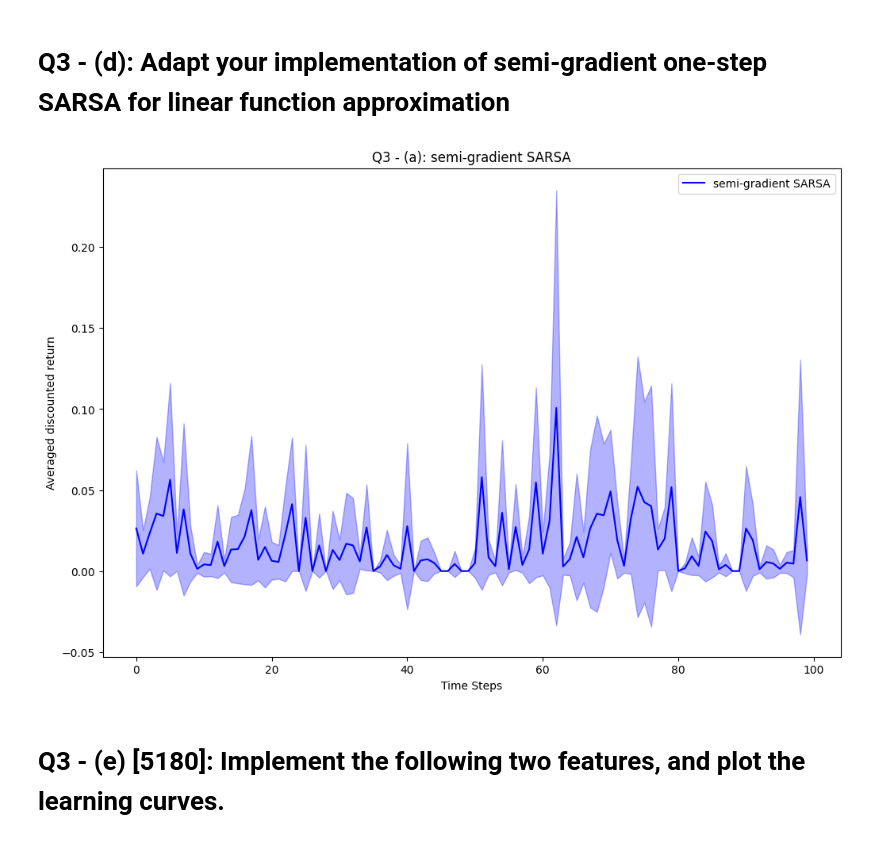
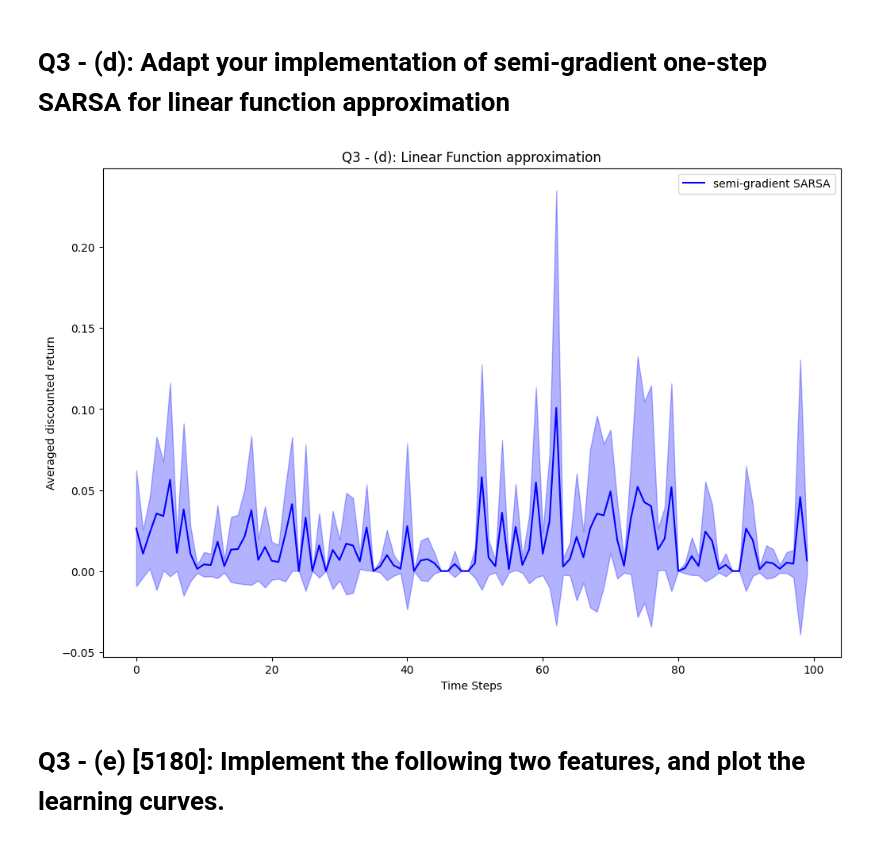
Before and after one commit to arjunjyothieswarb/CS5180, a Jupyter notebook: Assignment7/ex7_24fall.ipynb, the cells around one changed output. Drawn from its saved outputs; the diff is of its cells as text; code cells hidden in the pictures.

```diff
--- a/Assignment7/ex7_24fall.ipynb
+++ b/Assignment7/ex7_24fall.ipynb
@@ -798,35 +798,35 @@ if __name__ == "__main__":
     random.seed(1234)
 
     # set hyper-parameters
     params = {
         "episode_num": 100,
         "alpha": 0.1,
         "gamma": 0.99,
         "epsilon": 0.1
     }
 
     # set running trials; You can trial run_trial = 5 to debug
     run_trial = 10
 
     # run experiment for the Tile-based method
     results_tile = []
     for _ in range(run_trial):
         # create the environment
         my_env = FourRooms()
 
         # run semi-gradient SARSA with Tile-based method with tile size n = 2
         my_agent = AdaptedSemi(my_env, params)
         res = my_agent.run()
 
         # save result for each running trial
         results_tile.append(np.array(res))
 
     plot_curves([np.array(results_tile)],
             ["semi-gradient SARSA"],
             ["b"],
-            "Averaged discounted return", "Q3 - (a): semi-gradient SARSA")
+            "Averaged discounted return", "Q3 - (d): Linear Function approximation")
 # %% [output]
-[figure, old version]
+[figure, new version]
 # %% [markdown]
 # Q3 - (e) [5180]: Implement the following two features, and plot the learning curves.
 # %%
```
Also changed, not shown: parts of 2 cells of this notebook.
